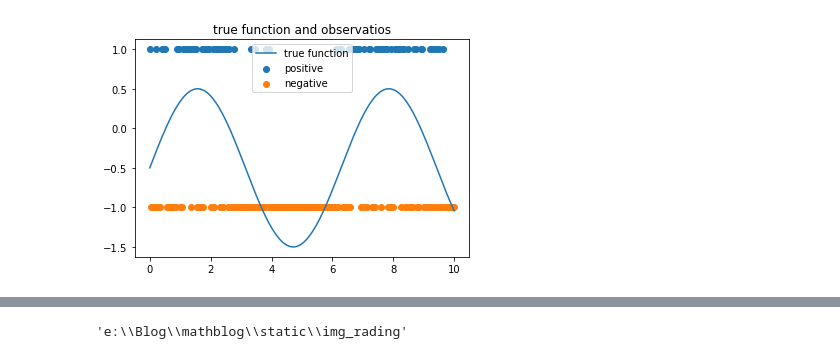
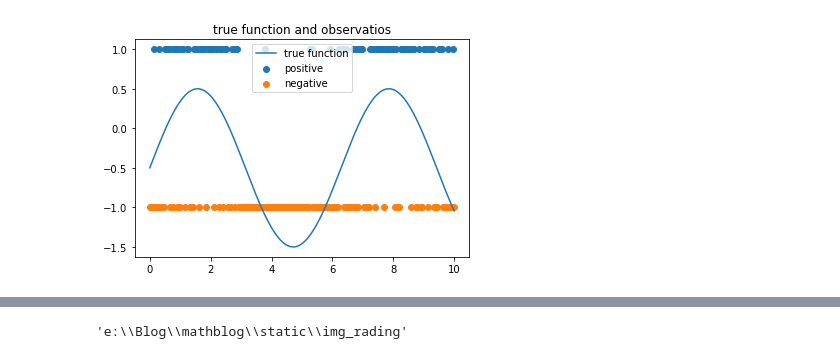
Before and after one commit to wangchxx/wangchxx.github.io, a Jupyter notebook: docs/posts/reading/GP_2c.ipynb, the cells around one changed output, grey strips where cells are left out. Cells and saved outputs as stored; diff of their text form; code cells hidden in the pictures.

```diff
--- a/docs/posts/reading/GP_2c.ipynb
+++ b/docs/posts/reading/GP_2c.ipynb
@@ -12,19 +12,21 @@ def target(x):
 eta_0 = target
 # %%
 # generate samples
-x = np.linspace(0,10, 200)
-epsilon = np.random.randn(200)
+n = 200
+x = np.linspace(0,10, n)
+np.random.seed(2)
+epsilon = np.random.randn(n)
 z = eta_0(x) + epsilon
 y = (z>0)*1 - 1/2
 y1 = [1 if i>0 else None for i in y]
 y0 = [-1 if i<0 else None for i in y]
 # plt.scatter(x,(-y>0))
 plt.scatter(x,y1,label = 'positive')
 plt.scatter(x,y0, label = "negative")
 plt.plot(x,eta_0(x), label = "true function")
 plt.title("true function and observatios")
 plt.legend(loc ="best")
 plt.show()
 # %% [output]
-[figure, old version]
+[figure, new version]
 # %%
```
Also changed, not shown: parts of 5 cells of this notebook, 20 other files.
